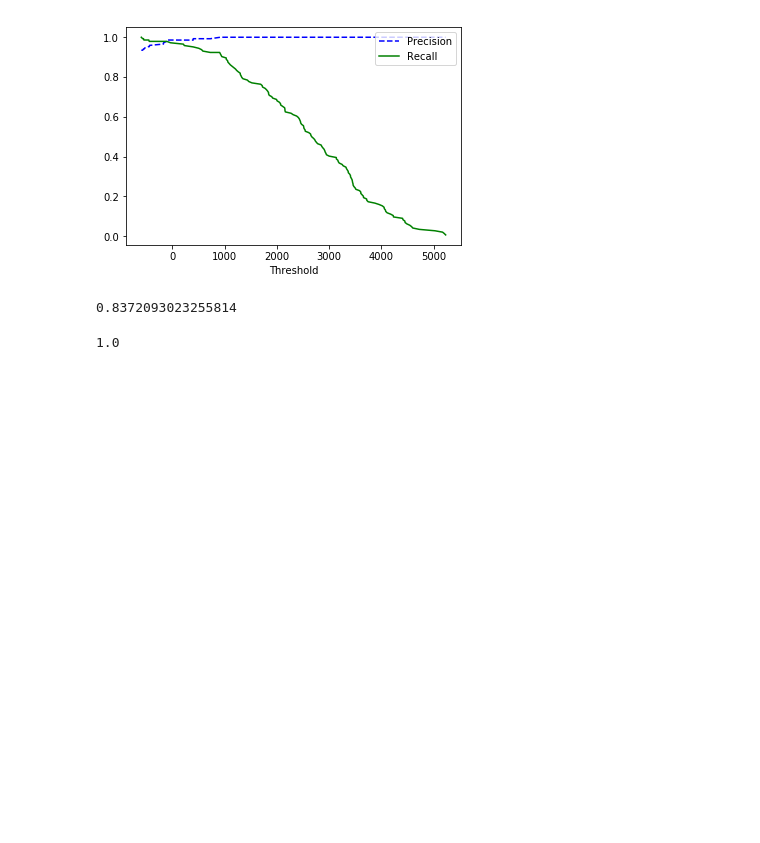
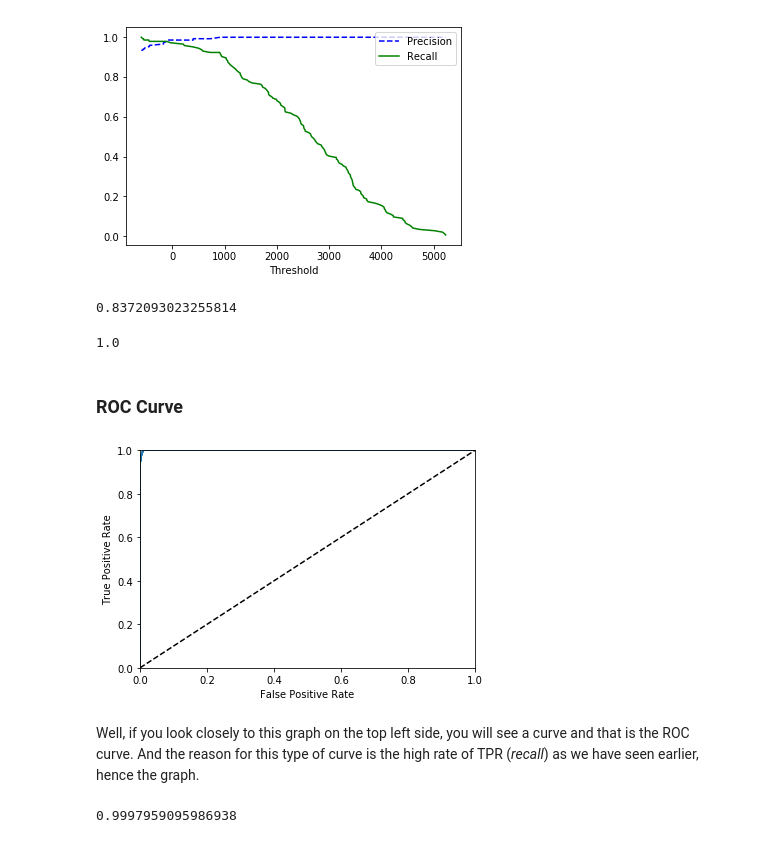
Before and after one commit to TheRealMentor/HandsOn-ML, a Jupyter notebook: digits-classifier.ipynb, the cells around one changed output. Saved outputs shown, nothing was run; the diff lists cells and outputs as text; code cells hidden in the pictures; blank space fills up the shorter version.

Commit message:
Update ROC curves

```diff
--- a/digits-classifier.ipynb
+++ b/digits-classifier.ipynb
@@ -182,3 +182,28 @@ precision_score(y_train_2, y_train_pred_80)
 recall_score(y_train_2, y_train_pred_80)
 # %% [output]
 1.0
+# %% [markdown]
+### ROC Curve
+# %%
+from sklearn.metrics import roc_curve
+
+fpr, tpr, thresholds = roc_curve(y_train_2, y_scores)
+# %%
+def plot_roc_curve(fpr, tpr, label=None):
+    plt.plot(fpr, tpr, linewidth=2, label=label)
+    plt.plot([0,1],[0,1], 'k--')
+    plt.axis([0,1,0,1])
+    plt.xlabel('False Positive Rate')
+    plt.ylabel('True Positive Rate')
+# %%
+plot_roc_curve(fpr, tpr)
+plt.show()
+# %% [output]
+[figure, added]
+# %% [markdown]
+Well, if you look closely to this graph on the top left side, you will see a curve and that is the ROC curve. And the reason for this type of curve is the high rate of TPR (*recall*) as we have seen earlier, hence the graph.
+# %%
+from sklearn.metrics import roc_auc_score
+roc_auc_score(y_train_2, y_scores)
+# %% [output]
+0.9997959095986938
```
Also changed, not shown: parts of 7 cells of this notebook.
